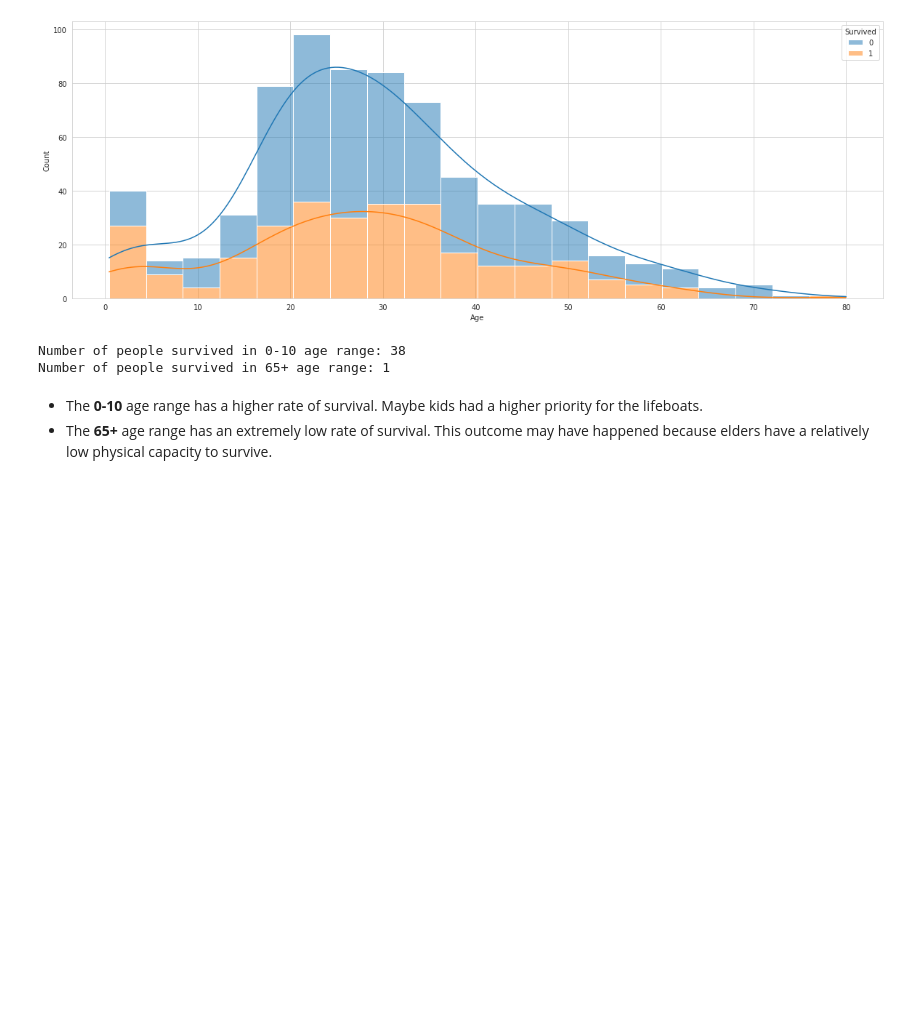
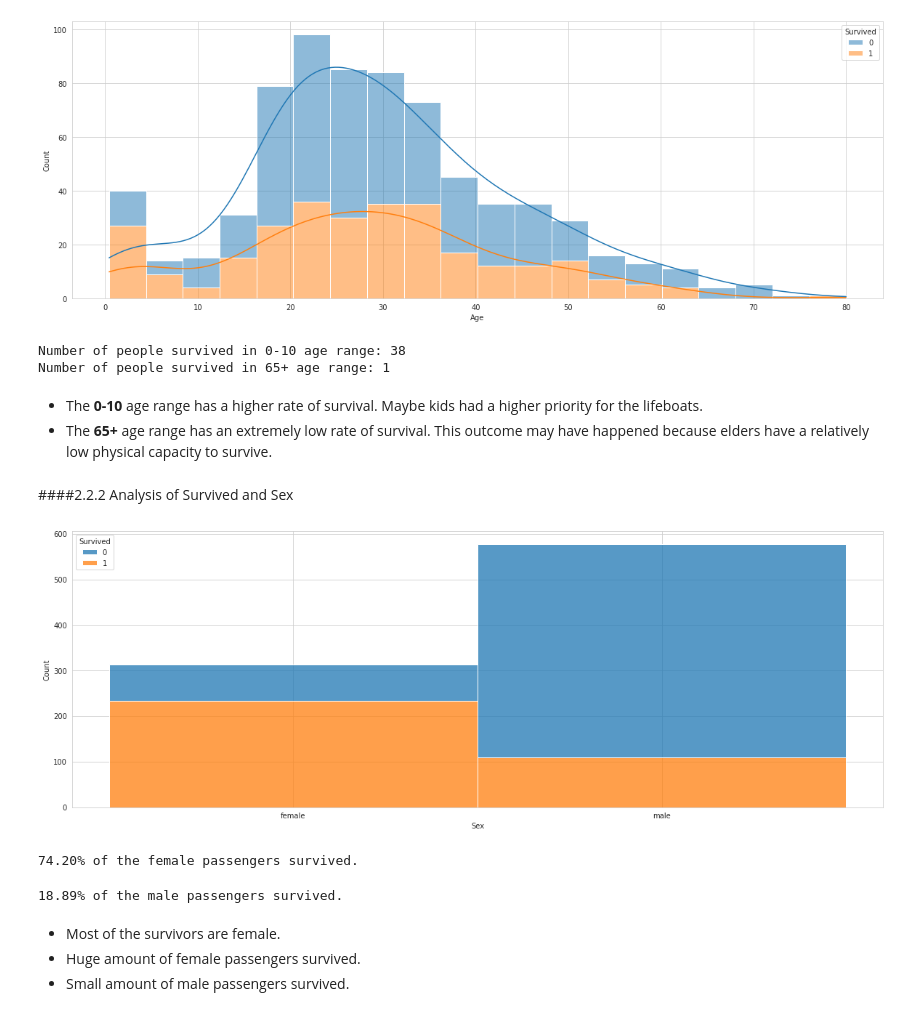
Before and after one commit to sahinozan/Titanic, a Jupyter notebook: titanic.ipynb, the cells around one changed output. Saved outputs shown, nothing was run; the diff lists cells and outputs as text; code cells hidden in the pictures; blank space fills up the shorter version.

Commit message:
analysis of survived and sex added

```diff
--- a/titanic.ipynb
+++ b/titanic.ipynb
@@ -332,3 +332,27 @@ Number of people survived in 65+ age range: 1
 # %% [markdown]
 * The **0-10** age range has a higher rate of survival. Maybe kids had a higher priority for the lifeboats.
 * The **65+** age range has an extremely low rate of survival. This outcome may have happened because elders have a relatively low physical capacity to survive.
+# %% [markdown]
+####2.2.2 Analysis of Survived and Sex
+# %%
+plt.figure(figsize=(20, 7))
+sns.histplot(data=df_train, x='Sex', hue='Survived', multiple='stack')
+plt.show()
+# %% [output]
+[figure, added]
+# %%
+survived_female = df_train[(df_train['Sex'] == 'female') & (df_train['Survived'] == 1)].shape[0]
+total_female = df_train[df_train['Sex'] == 'female'].shape[0]
+print(f'{survived_female / total_female * 100 :.2f}% of the female passengers survived.')
+# %% [output]
+74.20% of the female passengers survived.
+# %%
+survived_male = df_train[(df_train['Sex'] == 'male') & (df_train['Survived'] == 1)].shape[0]
+total_male = df_train[df_train['Sex'] == 'male'].shape[0]
+print(f'{survived_male / total_male * 100 :.2f}% of the male passengers survived.')
+# %% [output]
+18.89% of the male passengers survived.
+# %% [markdown]
+* Most of the survivors are female.
+* Huge amount of female passengers survived.
+* Small amount of male passengers survived.
```
